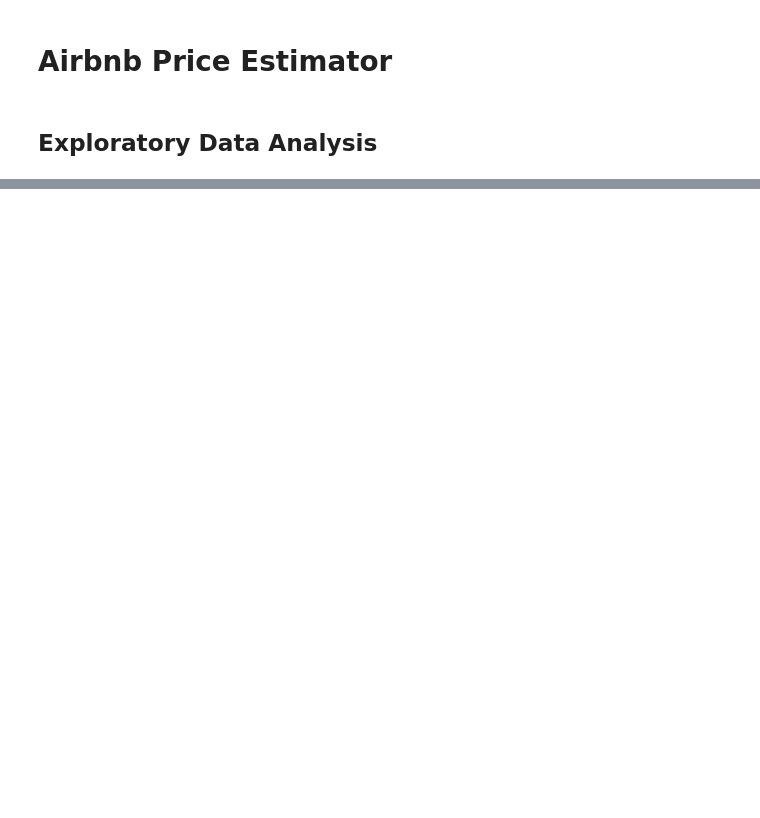
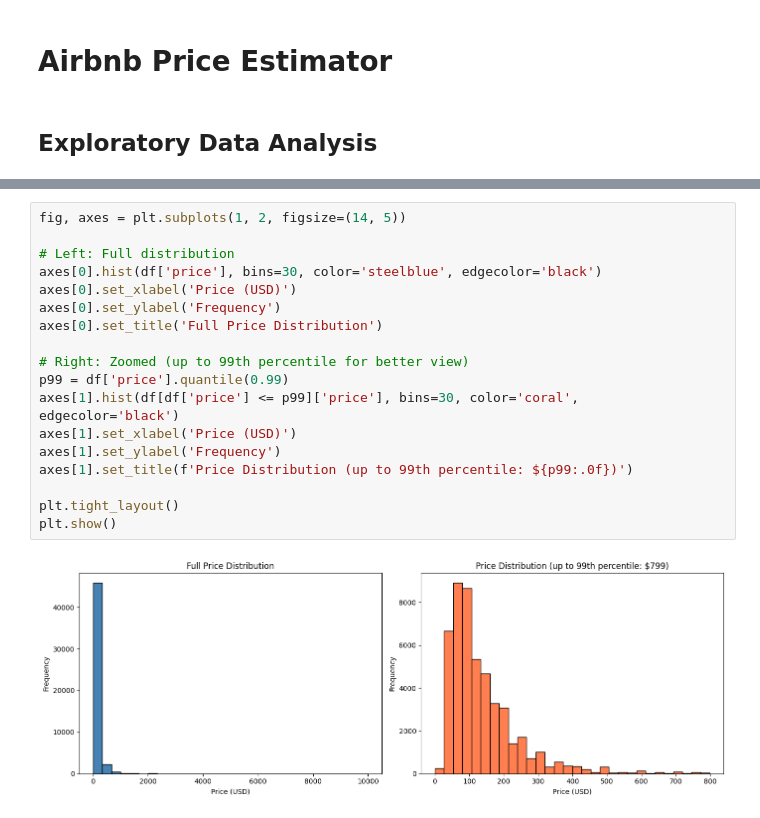
Before and after one commit to dalex2888/AML-3303, a Jupyter notebook: Airbnb Price Estimator/notebooks/01_eda_analysis.ipynb, the cells around one changed output, grey strips where cells are left out. Cells and saved outputs as stored; diff of their text form; blank space fills up the shorter version.

```diff
--- a/Airbnb Price Estimator/notebooks/01_eda_analysis.ipynb
+++ b/Airbnb Price Estimator/notebooks/01_eda_analysis.ipynb
@@ -82,0 +126,20 @@ df[df.duplicated()]
+# %%
+fig, axes = plt.subplots(1, 2, figsize=(14, 5))
+
+# Left: Full distribution
+axes[0].hist(df['price'], bins=30, color='steelblue', edgecolor='black')
+axes[0].set_xlabel('Price (USD)')
+axes[0].set_ylabel('Frequency')
+axes[0].set_title('Full Price Distribution')
+
+# Right: Zoomed (up to 99th percentile for better view)
+p99 = df['price'].quantile(0.99)
+axes[1].hist(df[df['price'] <= p99]['price'], bins=30, color='coral', edgecolor='black')
+axes[1].set_xlabel('Price (USD)')
+axes[1].set_ylabel('Frequency')
+axes[1].set_title(f'Price Distribution (up to 99th percentile: ${p99:.0f})')
+
+plt.tight_layout()
+plt.show()
+# %% [output]
+[figure, added]
```
Also changed, not shown: parts of 27 cells of this notebook.
